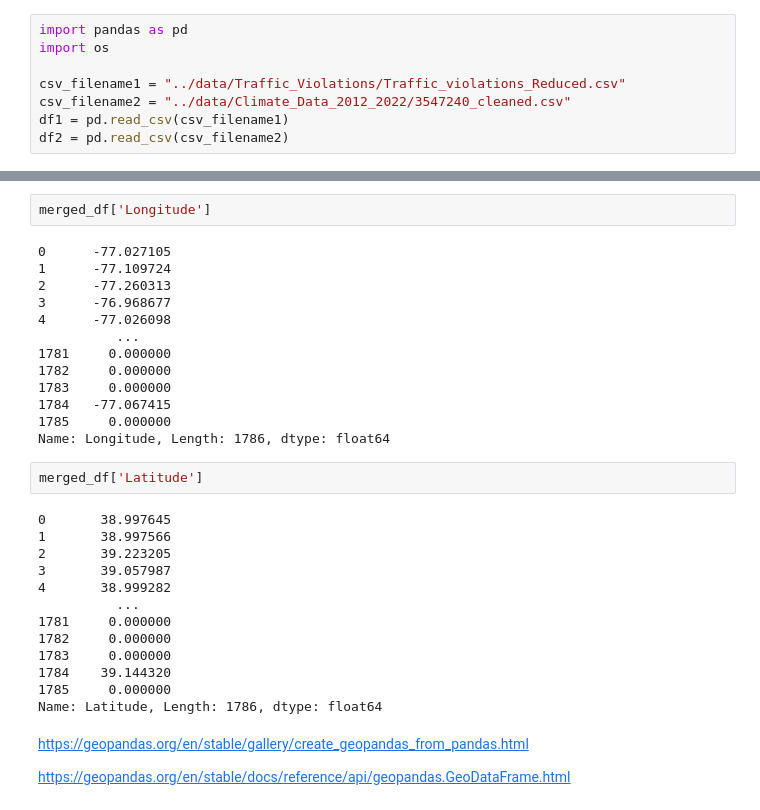
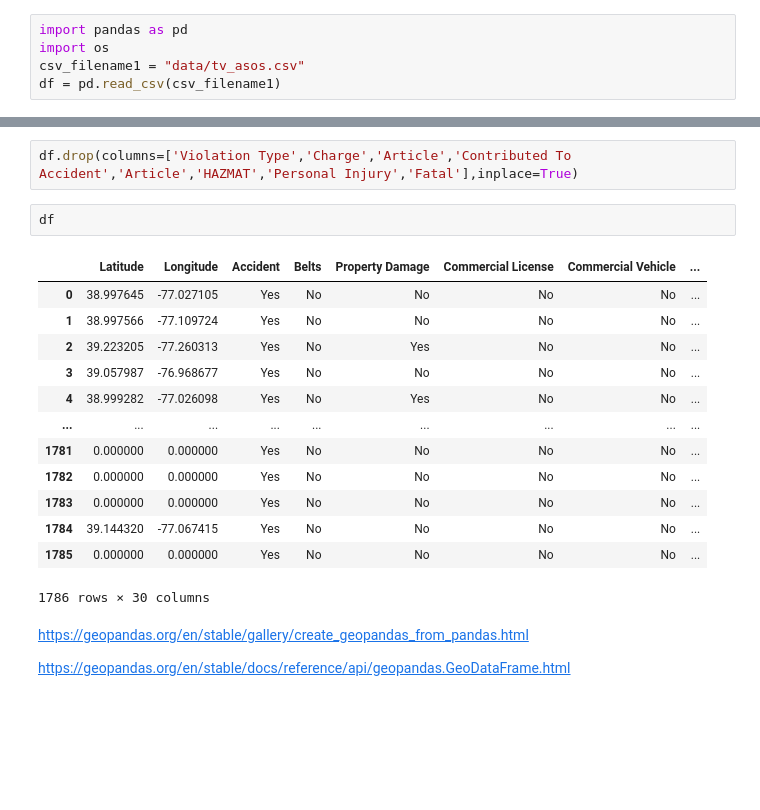
Before and after one commit to ishaqmarashy/red-light-traffic-violation-classification, a Jupyter notebook: models.ipynb, the cells around one changed output, grey strips where cells are left out. Saved outputs shown, nothing was run; the diff lists cells and outputs as text; blank space fills up the shorter version.

```diff
--- a/models.ipynb
+++ b/models.ipynb
@@ -3,8 +5,5 @@
 # %%
 import pandas as pd
 import os
-
-csv_filename1 = "../data/Traffic_Violations/Traffic_violations_Reduced.csv"
-csv_filename2 = "../data/Climate_Data_2012_2022/3547240_cleaned.csv"
-df1 = pd.read_csv(csv_filename1)
-df2 = pd.read_csv(csv_filename2)
+csv_filename1 = "data/tv_asos.csv"
+df = pd.read_csv(csv_filename1)
@@ -81,33 +10,21 @@ merged_df
-# %%
-merged_df['Longitude']
-# %% [output]
-0      -77.027105
-1      -77.109724
-2      -77.260313
-3      -76.968677
-4      -77.026098
-          ...
-1781     0.000000
-1782     0.000000
-1783     0.000000
-1784   -77.067415
-1785     0.000000
-Name: Longitude, Length: 1786, dtype: float64
-# %%
-merged_df['Latitude']
-# %% [output]
-0       38.997645
-1       38.997566
-2       39.223205
-3       39.057987
-4       38.999282
-          ...
-1781     0.000000
-1782     0.000000
-1783     0.000000
-1784    39.144320
-1785     0.000000
-Name: Latitude, Length: 1786, dtype: float64
+# %%
+df.drop(columns=['Violation Type','Charge','Article','Contributed To Accident','Article','HAZMAT','Personal Injury','Fatal'],inplace=True)
+# %%
+df
+# %% [output]
+|  | Latitude | Longitude | Accident | Belts | Property Damage | Commercial License | Commercial Vehicle | ... |
+| 0 | 38.997645 | -77.027105 | Yes | No | No | No | No | ... |
+| 1 | 38.997566 | -77.109724 | Yes | No | No | No | No | ... |
+| 2 | 39.223205 | -77.260313 | Yes | No | Yes | No | No | ... |
+| 3 | 39.057987 | -76.968677 | Yes | No | No | No | No | ... |
+| 4 | 38.999282 | -77.026098 | Yes | No | Yes | No | No | ... |
+| ... | ... | ... | ... | ... | ... | ... | ... | ... |
+| 1781 | 0.000000 | 0.000000 | Yes | No | No | No | No | ... |
+| 1782 | 0.000000 | 0.000000 | Yes | No | No | No | No | ... |
+| 1783 | 0.000000 | 0.000000 | Yes | No | No | No | No | ... |
+| 1784 | 39.144320 | -77.067415 | Yes | No | No | No | No | ... |
+| 1785 | 0.000000 | 0.000000 | Yes | No | No | No | No | ... |
+1786 rows × 30 columns
 # %% [markdown]
 https://geopandas.org/en/stable/gallery/create_geopandas_from_pandas.html
 
```
Also changed, not shown: parts of 29 cells of this notebook, 6 other files.
